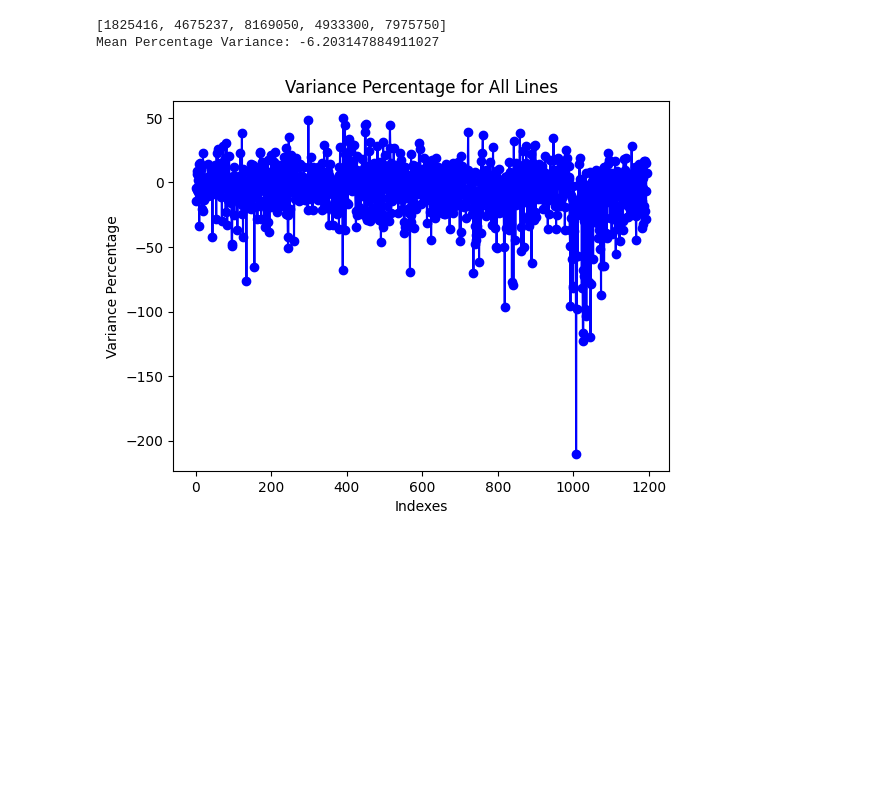
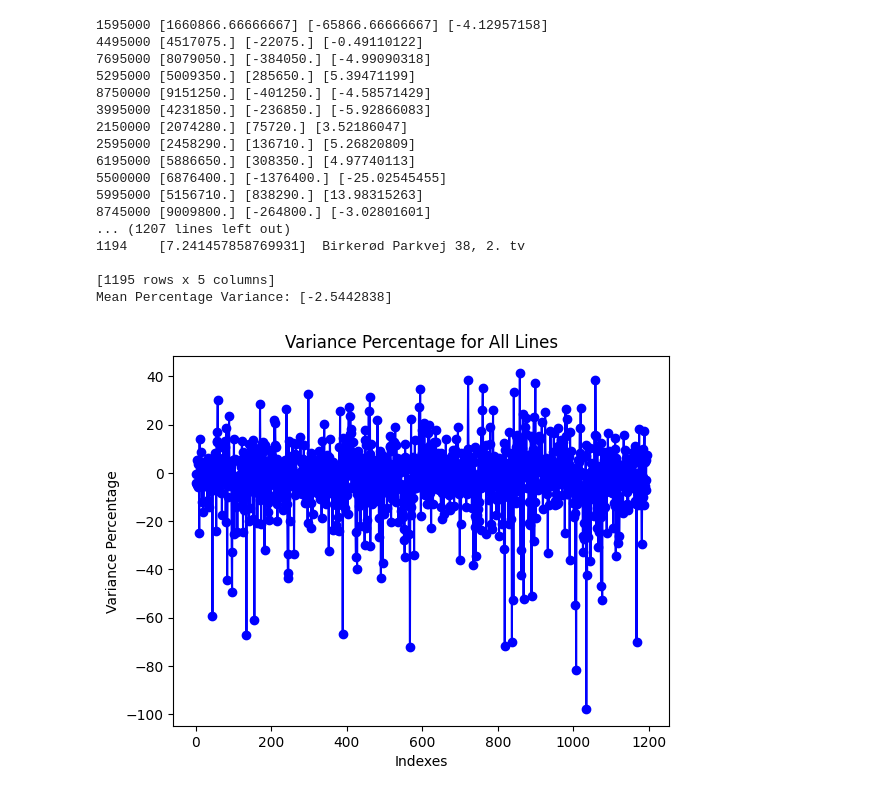
Before and after one commit to OwaisAD/PyHousr, a Jupyter notebook: random_tree_regression_tester.ipynb, the cells around one changed output. Cells and saved outputs as stored; diff of their text form; code cells hidden in the pictures; blank space fills up the shorter version.

```diff
--- a/random_tree_regression_tester.ipynb
+++ b/random_tree_regression_tester.ipynb
@@ -5,7 +5,7 @@ from sklearn.preprocessing import LabelEncoder
 import matplotlib.pyplot as plt
 
 # Load the saved model
-model = joblib.load('RFG_Model')
+model = joblib.load('./RFG_Model')
 
 # Load the data
 cities = ['2800', '2820', '2830', '2840', '2850', '2900', '2920', '2930', '2942', '2950', '3000', '3460']
@@ -31,38 +31,38 @@ for feature in features:
         label_encoders[feature] = LabelEncoder()
         data[feature] = label_encoders[feature].fit_transform(data[feature])
 
-# Apply label encoding to the new house data
-new_house = pd.DataFrame([[56.034845, 12.591295, 68, 'Ejerlejlighed', 'D', 3000]], columns=features)
-for feature in features:
-    if new_house[feature].dtype == 'object':
-        new_house[feature] = label_encoders[feature].transform(new_house[feature])
+
 
 predicted_prices = []
-df_results = pd.DataFrame(columns=['Predicted Price', 'Original Price', 'Variance'])
 
 for idx, row in data.iterrows():
+
+
     linenumber = idx
 
-    new_house = {
-        'X': data.loc[linenumber, 'X'],
-        'Y': data.loc[linenumber, 'Y'],
-        'Size': data.loc[linenumber, 'Size'],
-        'Type':data.loc[linenumber,'Type'],
-        'Energy class':data.loc[linenumber, 'Size'],
-        'City': data.loc[linenumber, 'City'],
-    }
+    # Apply label encoding to the new house data
+    new_house = pd.DataFrame([[data.loc[linenumber, 'X'], data.loc[linenumber, 'Y'], data.loc[linenumber, 'Size'],
+                               data.loc[linenumber,'Type'],data.loc[linenumber, 'Energy class'], data.loc[linenumber, 'City']]], columns=features)
+
+    for feature in features:
+        if new_house[feature].dtype == 'object':
+            new_house[feature] = label_encoders[feature].transform(new_house[feature])
+
 
     original_price = data.loc[linenumber, 'Price']
-    # Create a new DataFrame with the new data
-    new_df = pd.DataFrame([new_house])
+
 
     # Make the prediction
-    prediction = int(model.predict(new_df))
+    prediction = model.predict(new_house)
+
 
      # Calculate the variance
     variance = original_price - prediction
 
+
     variance_percent = (variance / original_price) * 100
+
+    print(original_price, prediction, variance,variance_percent)
 
     # Create a temporary DataFrame with the current iteration's results
     temp_df = pd.DataFrame({'Predicted Price': [prediction],
@@ -71,11 +71,12 @@ for idx, row in data.iterrows():
                             'Variance %': [variance_percent]})
     temp_df['Address'] = data.loc[linenumber, 'Address']
     # Concatenate the temporary DataFrame with the df_results DataFrame
-    df_results = pd.concat([df_results, temp_df], ignore_index=True)
 
-    predicted_prices.append(prediction)
+    predicted_prices.append(temp_df)
 
-print(predicted_prices[0:5])
+df_results = pd.concat(predicted_prices,ignore_index=True)
+
+print(df_results)
 
 mean_variance_percent = df_results['Variance %'].mean()
 
@@ -85,34 +86,50 @@ print("Mean Percentage Variance:", mean_variance_percent)
 
 variance_percent = df_results['Variance %']
 
 # Set a threshold for the variance percentage above/below which rows will be considered as high variance
 variance_threshold = 100  # Adjust the threshold as per your requirement
 
 # Create a new DataFrame to store rows with high variance
 high_variance_df = df_results[(df_results['Variance %'] >= variance_threshold) | (df_results['Variance %'] <= -variance_threshold)]
 
 # Reset the index of the new DataFrame
 high_variance_df = high_variance_df.reset_index(drop=True)
 
 # Save the high variance DataFrame
 high_variance_df
 
 # Create an array of line numbers
 line_numbers = range(len(variance_percent))
 
 # Create the line plot
 plt.plot(line_numbers, variance_percent, marker='o', linestyle='-', color='blue')
 
 # Set labels and title
 plt.xlabel('Indexes')
 plt.ylabel('Variance Percentage')
 plt.title('Variance Percentage for All Lines')
 
 # Show the plot
 plt.show()
 
-high_variance_df
+
+data[data['Address']== 'Gurrevej 138']
 # %% [output]
-[1825416, 4675237, 8169050, 4933300, 7975750]
-Mean Percentage Variance: -6.203147884911027
+1595000 [1660866.66666667] [-65866.66666667] [-4.12957158]
+4495000 [4517075.] [-22075.] [-0.49110122]
+7695000 [8079050.] [-384050.] [-4.99090318]
+5295000 [5009350.] [285650.] [5.39471199]
+8750000 [9151250.] [-401250.] [-4.58571429]
+3995000 [4231850.] [-236850.] [-5.92866083]
+2150000 [2074280.] [75720.] [3.52186047]
+2595000 [2458290.] [136710.] [5.26820809]
+6195000 [5886650.] [308350.] [4.97740113]
+5500000 [6876400.] [-1376400.] [-25.02545455]
+5995000 [5156710.] [838290.] [13.98315263]
+8745000 [9009800.] [-264800.] [-3.02801601]
+... (1207 lines left out)
+1194    [7.241457858769931]  Birkerød Parkvej 38, 2. tv
+
+[1195 rows x 5 columns]
+Mean Percentage Variance: [-2.5442838]
-[figure, old version]
+[figure, new version]
```
Also changed, not shown: parts of 1 cell of this notebook, 3 other files.
